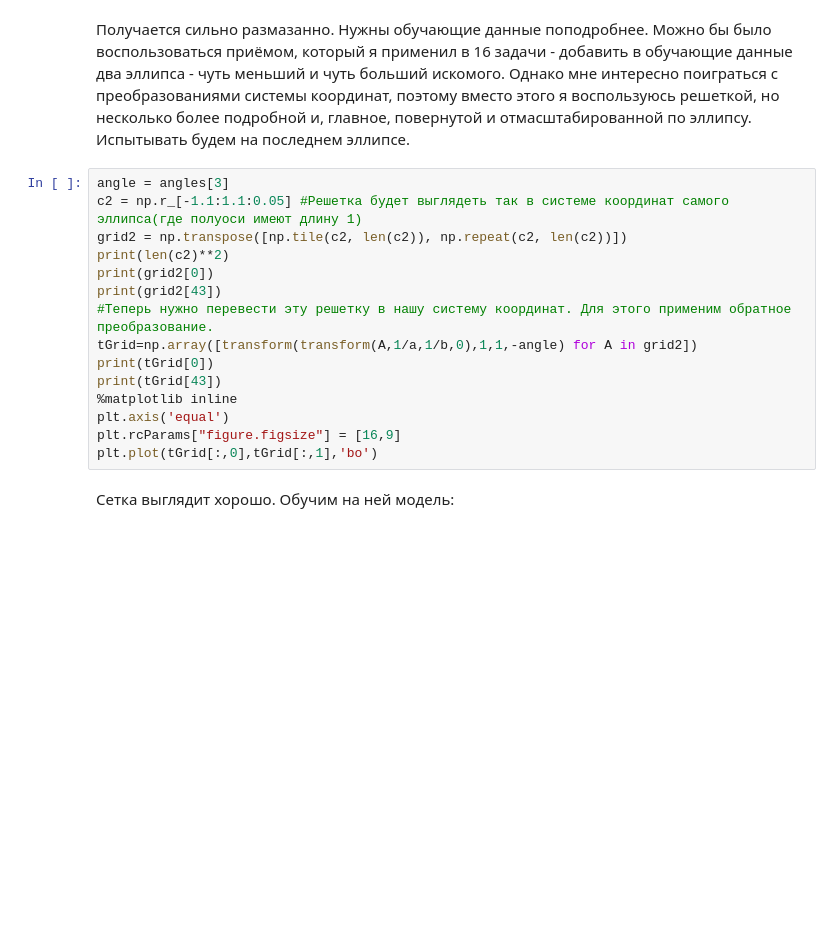
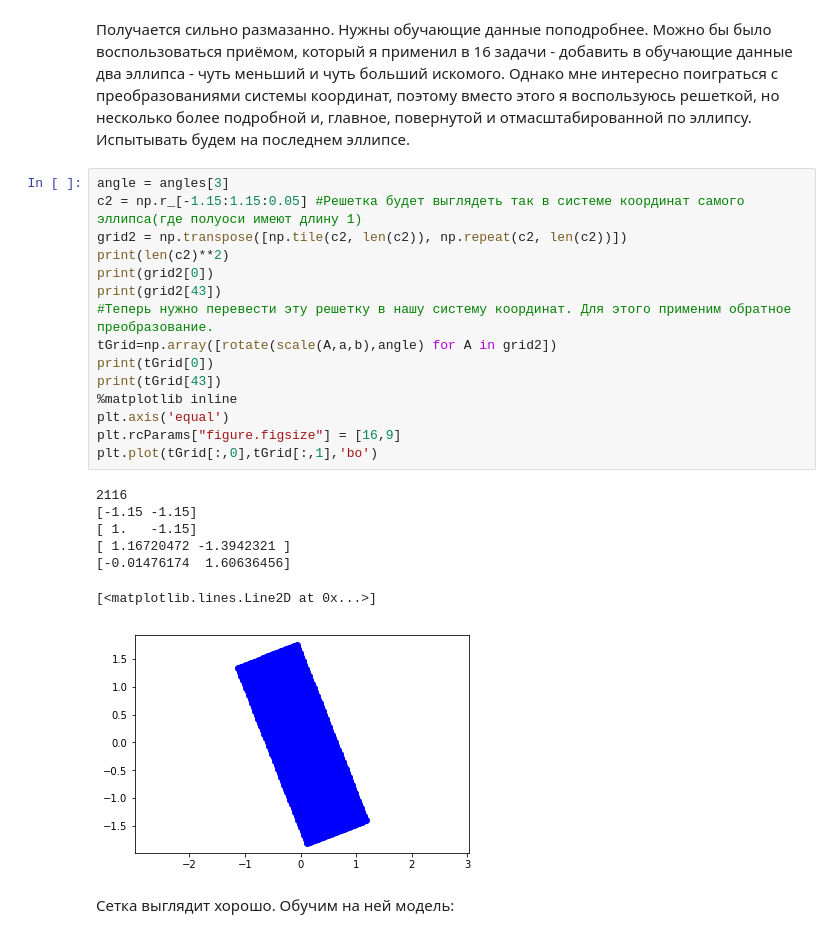
Before and after one commit to IORaikov/SPBAU-Programming, a Jupyter notebook: Task 17/Task 17 - Other Figures.ipynb, the cells around one changed output. Saved outputs shown, nothing was run; the diff lists cells and outputs as text; blank space fills up the shorter version.

```diff
--- a/Task 17/Task 17 - Other Figures.ipynb
+++ b/Task 17/Task 17 - Other Figures.ipynb
@@ -119,19 +124,27 @@ KeyboardInterrupt:
 Испытывать будем на последнем эллипсе.
 # %%
 angle = angles[3]
-c2 = np.r_[-1.1:1.1:0.05] #Решетка будет выглядеть так в системе координат самого эллипса(где полуоси имеют длину 1)
+c2 = np.r_[-1.15:1.15:0.05] #Решетка будет выглядеть так в системе координат самого эллипса(где полуоси имеют длину 1)
 grid2 = np.transpose([np.tile(c2, len(c2)), np.repeat(c2, len(c2))])
 print(len(c2)**2)
 print(grid2[0])
 print(grid2[43])
 #Теперь нужно перевести эту решетку в нашу систему координат. Для этого применим обратное преобразование.
-tGrid=np.array([transform(transform(A,1/a,1/b,0),1,1,-angle) for A in grid2])
+tGrid=np.array([rotate(scale(A,a,b),angle) for A in grid2])
 print(tGrid[0])
 print(tGrid[43])
 %matplotlib inline
 plt.axis('equal')
 plt.rcParams["figure.figsize"] = [16,9]
 plt.plot(tGrid[:,0],tGrid[:,1],'bo')
+# %% [output]
+2116
+[-1.15 -1.15]
+[ 1.   -1.15]
+[ 1.16720472 -1.3942321 ]
+[-0.01476174  1.60636456]
+[<matplotlib.lines.Line2D at 0x...>]
+[figure, added]
 # %% [markdown]
 Сетка выглядит хорошо. Обучим на ней модель:
 # %%
```
Also changed, not shown: parts of 9 cells of this notebook, 8 other files.
